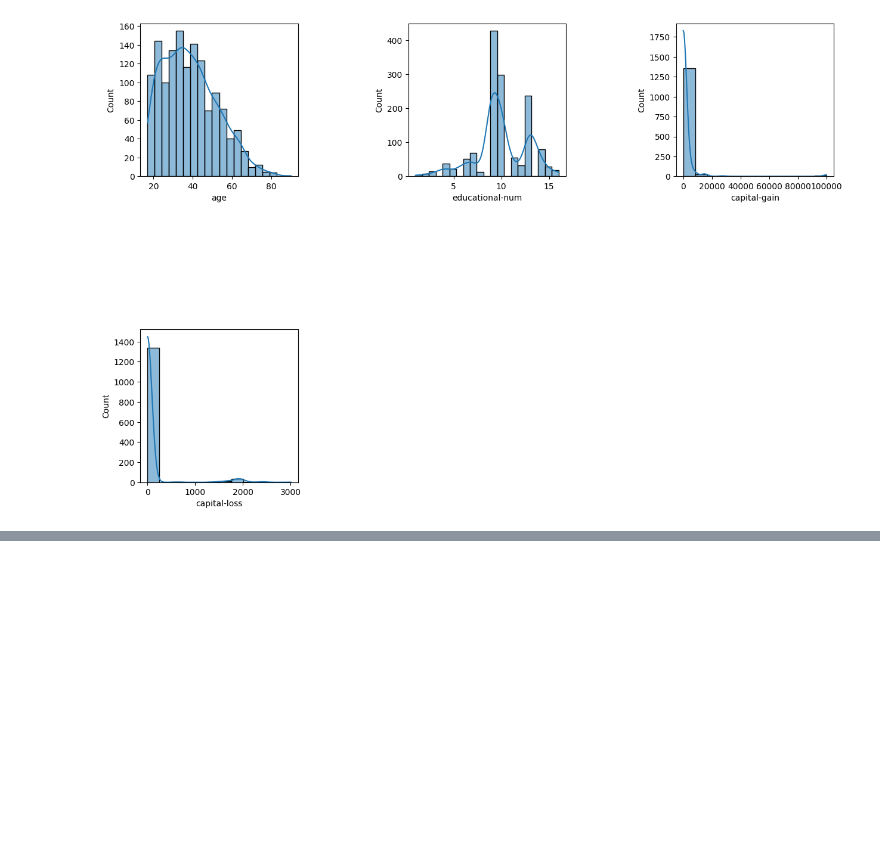
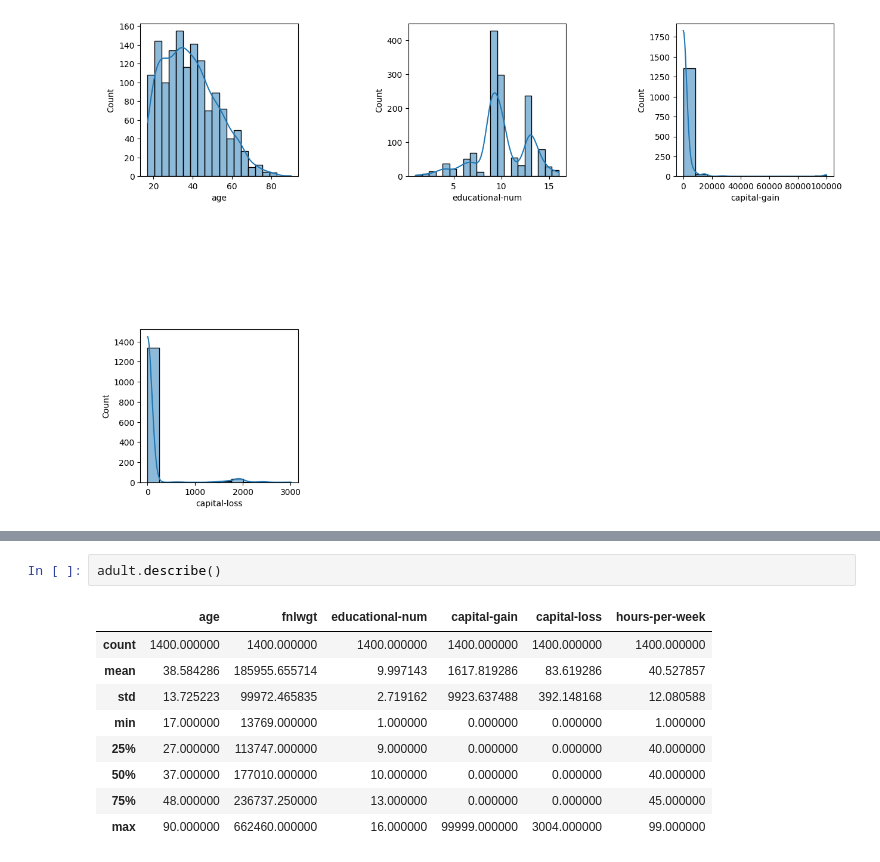
Before and after one commit to mahalmadane/PRODIGY_DS, a Jupyter notebook: PODIDY_DS_02.ipynb, the cells around one changed output, grey strips where cells are left out. Drawn from its saved outputs; the diff is of its cells as text; blank space fills up the shorter version.

```diff
--- a/PODIDY_DS_02.ipynb
+++ b/PODIDY_DS_02.ipynb
@@ -87,0 +93,12 @@ sns.boxplot(data=co)
+# %%
+adult.describe()
+# %% [output]
+|  | age | fnlwgt | educational-num | capital-gain | capital-loss | hours-per-week |
+| count | 1400.000000 | 1400.000000 | 1400.000000 | 1400.000000 | 1400.000000 | 1400.000000 |
+| mean | 38.584286 | 185955.655714 | 9.997143 | 1617.819286 | 83.619286 | 40.527857 |
+| std | 13.725223 | 99972.465835 | 2.719162 | 9923.637488 | 392.148168 | 12.080588 |
+| min | 17.000000 | 13769.000000 | 1.000000 | 0.000000 | 0.000000 | 1.000000 |
+| 25% | 27.000000 | 113747.000000 | 9.000000 | 0.000000 | 0.000000 | 40.000000 |
+| 50% | 37.000000 | 177010.000000 | 10.000000 | 0.000000 | 0.000000 | 40.000000 |
+| 75% | 48.000000 | 236737.250000 | 13.000000 | 0.000000 | 0.000000 | 45.000000 |
+| max | 90.000000 | 662460.000000 | 16.000000 | 99999.000000 | 3004.000000 | 99.000000 |
```
Also changed, not shown: parts of 5 cells of this notebook.
